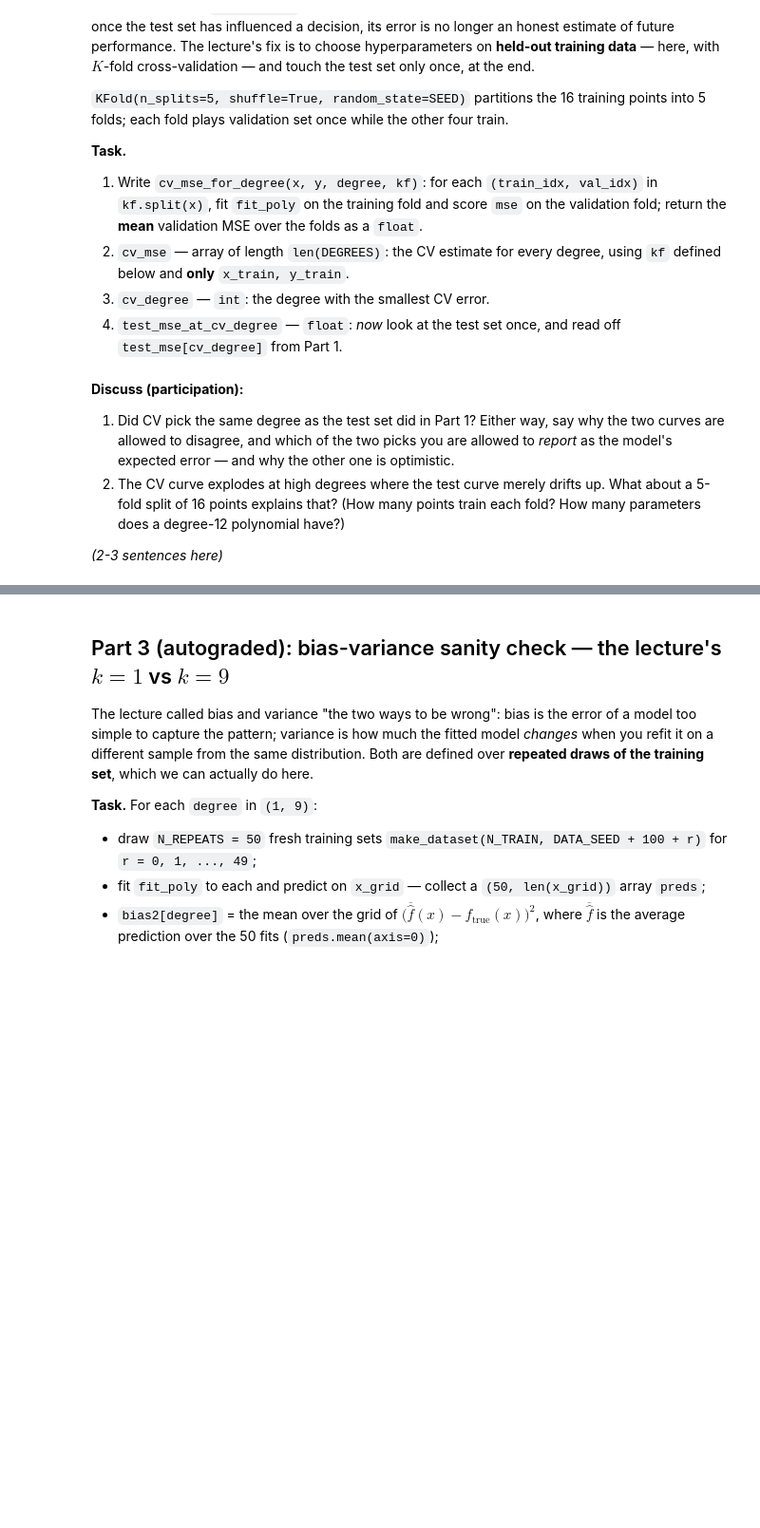
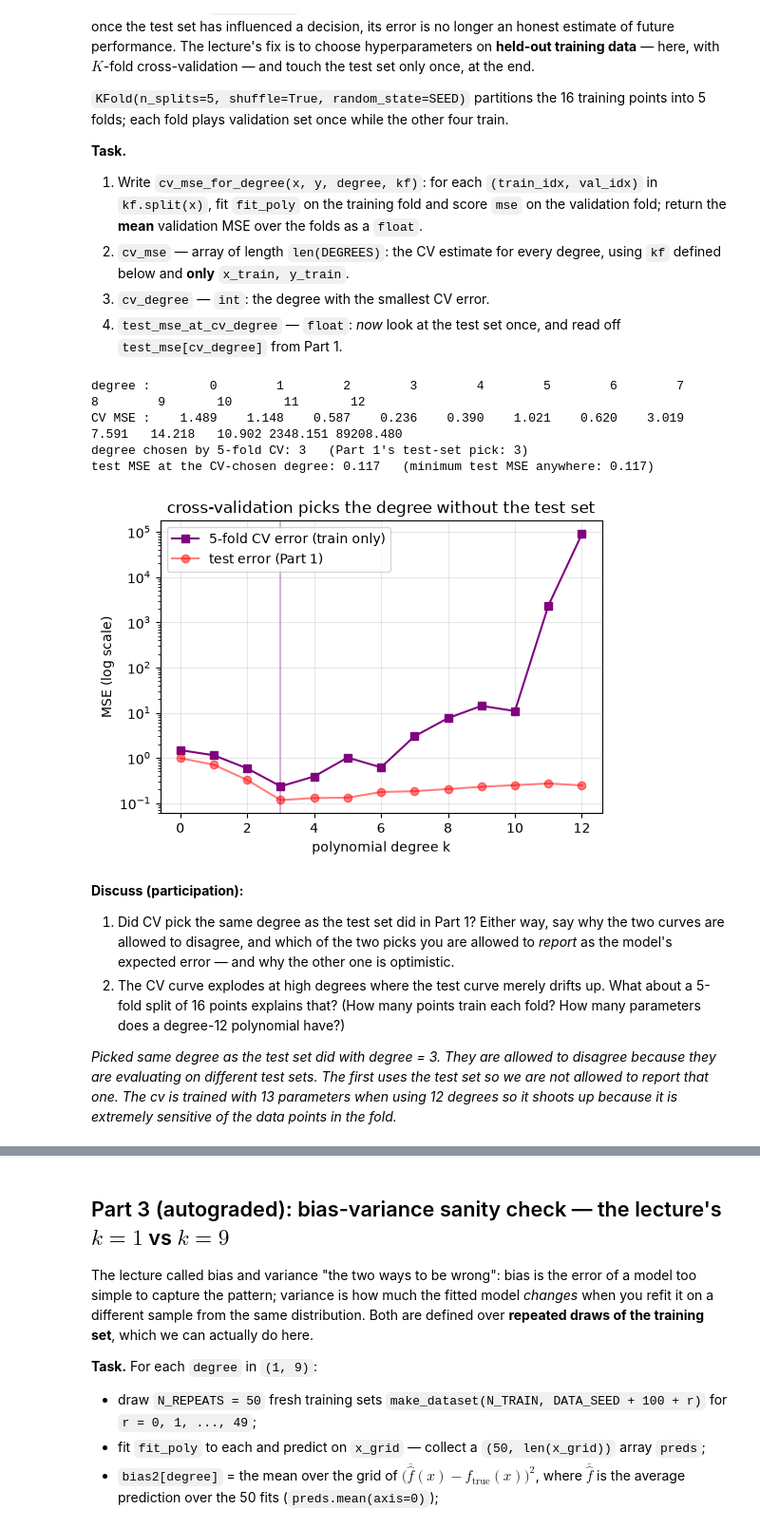
Before and after one commit to TrentRice/DS701-Materials-FA26, a Jupyter notebook: class_activity_notebooks/07-InClass-Exercise-Generalization-A1/07-InClass-Exercise-Generalization-A1.ipynb, the cells around one changed output, grey strips where cells are left out. Shown at 95% size. Saved outputs shown, nothing was run; the diff lists cells and outputs as text; code cells hidden in the pictures; blank space fills up the shorter version.

```diff
--- a/class_activity_notebooks/07-InClass-Exercise-Generalization-A1/07-InClass-Exercise-Generalization-A1.ipynb
+++ b/class_activity_notebooks/07-InClass-Exercise-Generalization-A1/07-InClass-Exercise-Generalization-A1.ipynb
@@ -138,9 +138,9 @@ data.
 
 Then run the plotting cell that follows and *look* before moving on.
 # %%
-train_mse = ...
-test_mse = ...
-best_degree = ...
+train_mse = np.array([mse(y_train, fit_poly(x_train, y_train, d)(x_train)) for d in DEGREES]) # Training MSE for each degree
+test_mse = np.array([mse(y_test, fit_poly(x_train, y_train, d)(x_test)) for d in DEGREES]) # Test MSE for each degree
+best_degree = DEGREES[np.argmin(test_mse)] # Best degree according to test MSE
 
 print("degree :", " ".join(f"{k:6d}" for k in DEGREES))
 print("train  :", " ".join(f"{v:6.3f}" for v in train_mse))
@@ -196,26 +205,39 @@ into 5 folds; each fold plays validation set once while the other four train.
 # %%
 kf = KFold(n_splits=5, shuffle=True, random_state=SEED)
 
 
 def cv_mse_for_degree(x, y, degree, kf):
     """Mean validation MSE of a degree-`degree` polynomial over the folds of `kf`."""
-    ...
+    mse_values = [] # Empty list to store MSE values for each fold
+    for train_index, val_index in kf.split(x):
+        x_train, x_val = x[train_index], x[val_index] # Split the data into training and validation sets for this fold
+        y_train, y_val = y[train_index], y[val_index] # Split the data into training and validation sets for this fold
+        # Fit the polynomial of the given degree on the training set and compute the MSE on the validation set
+        mse_values.append(mse(y_val, fit_poly(x_train, y_train, degree)(x_val)))
+    return np.mean(mse_values)
 
-
-...
+cv_mse = np.array([cv_mse_for_degree(x_train, y_train, d, kf) for d in DEGREES]) # Compute the cross-validation MSE for each degree
+cv_degree = DEGREES[np.argmin(cv_mse)] # Degree that minimizes the cross-validation MSE
+test_mse_at_cv_degree = test_mse[np.argmin(cv_mse)] # Test MSE at the degree chosen by cross-validation
 
 print("degree :", " ".join(f"{k:8d}" for k in DEGREES))
 print("CV MSE :", " ".join(f"{v:8.3f}" for v in cv_mse))
 print(f"degree chosen by 5-fold CV: {cv_degree}   (Part 1's test-set pick: {best_degree})")
 print(f"test MSE at the CV-chosen degree: {test_mse_at_cv_degree:.3f}   (minimum test MSE anywhere: {test_mse.min():.3f})")
 
 plt.figure(figsize=(6, 4))
 plt.plot(DEGREES, cv_mse, "s-", color="purple", label="5-fold CV error (train only)")
 plt.plot(DEGREES, test_mse, "ro-", alpha=0.5, label="test error (Part 1)")
 plt.axvline(cv_degree, color="purple", alpha=0.3)
 plt.yscale("log"); plt.xlabel("polynomial degree k"); plt.ylabel("MSE (log scale)")
 plt.legend(); plt.grid(alpha=0.3); plt.title("cross-validation picks the degree without the test set")
 plt.show()
+# %% [output]
+degree :        0        1        2        3        4        5        6        7        8        9       10       11       12
+CV MSE :    1.489    1.148    0.587    0.236    0.390    1.021    0.620    3.019    7.591   14.218   10.902 2348.151 89208.480
+degree chosen by 5-fold CV: 3   (Part 1's test-set pick: 3)
+test MSE at the CV-chosen degree: 0.117   (minimum test MSE anywhere: 0.117)
+[figure, added]
 # %% [markdown]
 **Discuss (participation):**
 
@@ -226,6 +248,6 @@ plt.show()
    about a 5-fold split of 16 points explains that? (How many points train each fold?
    How many parameters does a degree-12 polynomial have?)
 
-*(2-3 sentences here)*
+*Picked same degree as the test set did with degree = 3. They are allowed to disagree because they are evaluating on different test sets. The first uses the test set so we are not allowed to report that one. The cv is trained with 13 parameters when using 12 degrees so it shoots up because it is extremely sensitive of the data points in the fold.*
 # %%
 grader.check("q2")
```
Also changed, not shown: parts of 5 cells of this notebook, 1 other file.
